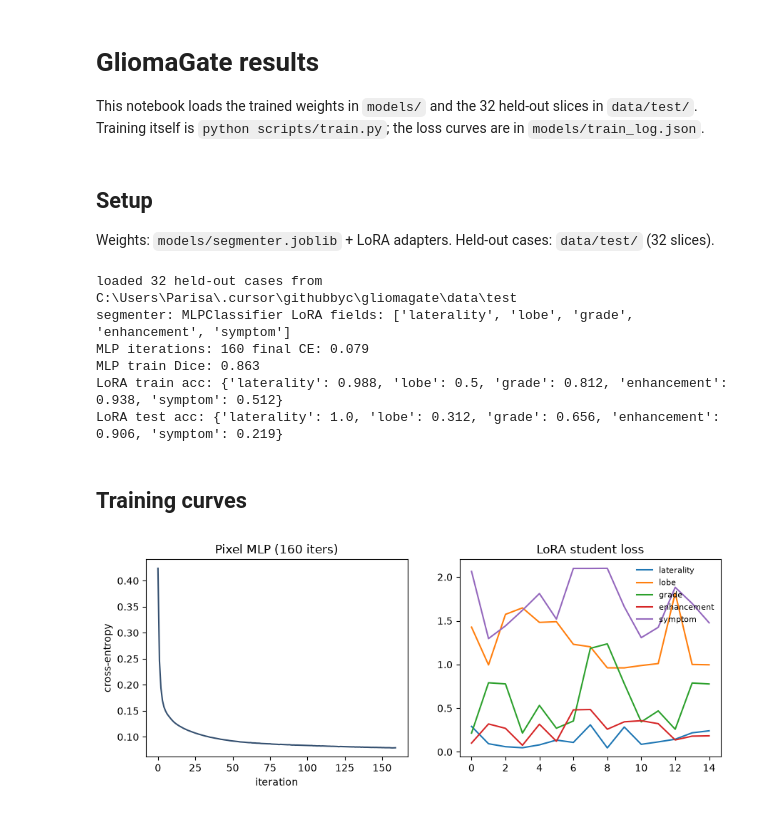
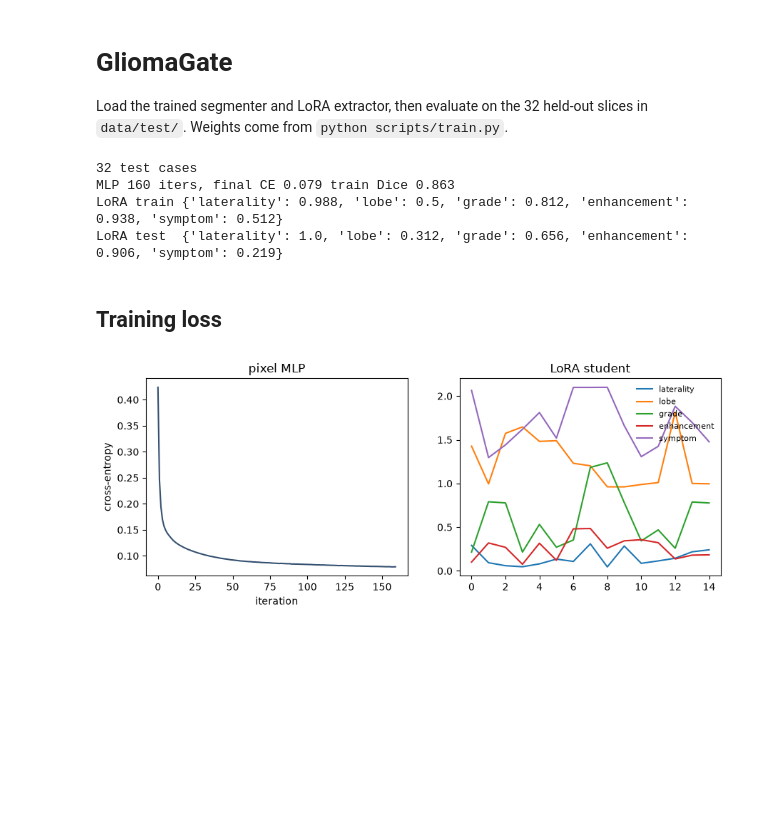
Before and after one commit to ParisaRostaami/gliomagate, a Jupyter notebook: notebooks/gliomagate_results.ipynb, the cells around one changed output. Saved outputs shown, nothing was run; the diff lists cells and outputs as text; code cells hidden in the pictures; blank space fills up the shorter version.

```diff
--- a/notebooks/gliomagate_results.ipynb
+++ b/notebooks/gliomagate_results.ipynb
@@ -1,20 +1,16 @@
 # %% [markdown]
-# GliomaGate results
+# GliomaGate
 
-This notebook loads the trained weights in `models/` and the 32 held-out slices in `data/test/`. Training itself is `python scripts/train.py`; the loss curves are in `models/train_log.json`.
+Load the trained segmenter and LoRA extractor, then evaluate on the 32 held-out slices in `data/test/`. Weights come from `python scripts/train.py`.
-# %% [markdown]
-## Setup
-
-Weights: `models/segmenter.joblib` + LoRA adapters. Held-out cases: `data/test/` (32 slices).
 # %%
 from pathlib import Path
-import json, sys
+import json, sys, time
 import numpy as np
 import matplotlib.pyplot as plt
-from IPython.display import Image, display, Markdown
 
 ROOT = Path.cwd() if (Path.cwd() / 'app').exists() else Path.cwd().parent
 sys.path.insert(0, str(ROOT))
+
 from app.segment import load_segmenter, predict_mask_mlp, mean_tumor_dice, image_findings
 from app.lora_extract import load_lora, extract
 from app.rag import GuidelineIndex
@@ -25,38 +21,38 @@ from app.eval_harness import run_harness
 
 MODELS = ROOT / 'models'
 TEST = ROOT / 'data' / 'test'
-FIGS = ROOT / 'docs' / 'figures'
-mlp, head = load_segmenter(MODELS / 'segmenter.joblib')
+mlp, _ = load_segmenter(MODELS / 'segmenter.joblib')
 lora = load_lora(MODELS)
 cases = []
 for meta in load_manifest(TEST):
     img, labels, m = load_case(TEST, meta['case_id'])
-    rec = dict(m); rec['image']=img; rec['labels']=labels
+    rec = dict(m)
+    rec['image'] = img
+    rec['labels'] = labels
     cases.append(rec)
-print(f'loaded {len(cases)} held-out cases from {TEST}')
-print('segmenter:', type(mlp).__name__, 'LoRA fields:', list(lora))
 log = json.loads((MODELS / 'train_log.json').read_text())
-print('MLP iterations:', log['segmenter']['n_iter'], 'final CE:', round(log['segmenter']['final_loss'], 4))
-print('MLP train Dice:', round(log['segmenter']['train_dice'], 3))
-print('LoRA train acc:', {k: round(v, 3) for k, v in log['lora']['train_field_acc'].items()})
-print('LoRA test acc:', {k: round(v, 3) for k, v in log['lora']['test_field_acc'].items()})
+print(len(cases), 'test cases')
+print('MLP', log['segmenter']['n_iter'], 'iters, final CE', round(log['segmenter']['final_loss'], 4),
+      'train Dice', round(log['segmenter']['train_dice'], 3))
+print('LoRA train', {k: round(v, 3) for k, v in log['lora']['train_field_acc'].items()})
+print('LoRA test ', {k: round(v, 3) for k, v in log['lora']['test_field_acc'].items()})
 # %% [output]
-loaded 32 held-out cases from C:\Users\Parisa\.cursor\githubbyc\gliomagate\data\test
-segmenter: MLPClassifier LoRA fields: ['laterality', 'lobe', 'grade', 'enhancement', 'symptom']
-MLP iterations: 160 final CE: 0.079
-MLP train Dice: 0.863
-LoRA train acc: {'laterality': 0.988, 'lobe': 0.5, 'grade': 0.812, 'enhancement': 0.938, 'symptom': 0.512}
-LoRA test acc: {'laterality': 1.0, 'lobe': 0.312, 'grade': 0.656, 'enhancement': 0.906, 'symptom': 0.219}
+32 test cases
+MLP 160 iters, final CE 0.079 train Dice 0.863
+LoRA train {'laterality': 0.988, 'lobe': 0.5, 'grade': 0.812, 'enhancement': 0.938, 'symptom': 0.512}
+LoRA test  {'laterality': 1.0, 'lobe': 0.312, 'grade': 0.656, 'enhancement': 0.906, 'symptom': 0.219}
 # %% [markdown]
-## Training curves
+## Training loss
 # %%
 fig, axes = plt.subplots(1, 2, figsize=(10.4, 3.6))
 axes[0].plot(log['segmenter']['loss_curve'], color='#355070')
-axes[0].set_title(f'Pixel MLP ({log["segmenter"]["n_iter"]} iters)')
-axes[0].set_xlabel('iteration'); axes[0].set_ylabel('cross-entropy')
+axes[0].set_title('pixel MLP')
+axes[0].set_xlabel('iteration')
+axes[0].set_ylabel('cross-entropy')
 for field, curve in log['lora']['loss_curves'].items():
     axes[1].plot(curve, label=field)
-axes[1].set_title('LoRA student loss'); axes[1].legend(frameon=False, fontsize=8)
+axes[1].set_title('LoRA student')
+axes[1].legend(frameon=False, fontsize=8)
 plt.show()
 # %% [output]
-[figure, old version]
+[figure, new version]
```
Also changed, not shown: parts of 20 cells of this notebook, 6 other files.
